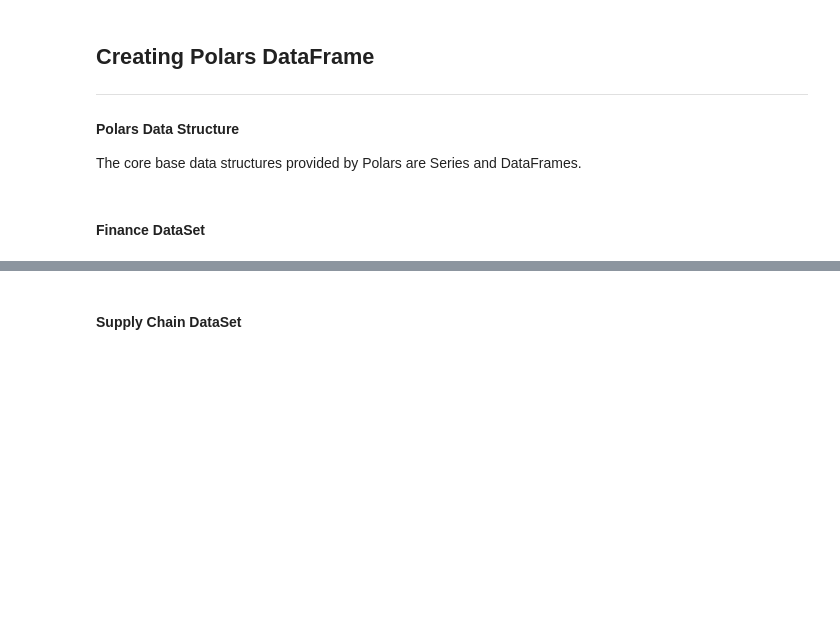
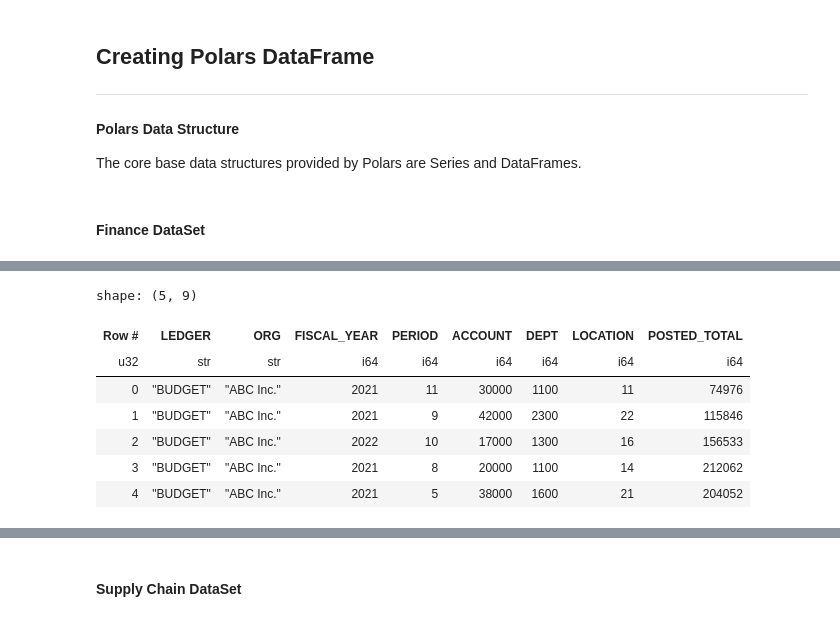
Before and after one commit to AmitXShukla/RPA, a Jupyter notebook: notebooks/Python - Polars dataframe complete user guide.ipynb, the cells around one changed output, grey strips where cells are left out. Drawn from its saved outputs; the diff is of its cells as text; code cells hidden in the pictures; blank space fills up the shorter version.

```diff
--- a/notebooks/Python - Polars dataframe complete user guide.ipynb
+++ b/notebooks/Python - Polars dataframe complete user guide.ipynb
@@ -278,15 +324,24 @@ ledger
 # %%
-ledger = "BUDGET" # ACTUALS, STATS are other Ledger types
+ledger_type = "BUDGET" # ACTUALS, STATS are other Ledger types
 
 ledger_budg = pl.DataFrame({
-	"LEDGER" : ledger,
+	"LEDGER" : ledger_type,
 	"ORG" : org,
 	"FISCAL_YEAR": random.choices(list(range(fiscal_year_from, fiscal_year_to+1, 1)),k=sampleSize),
 	"PERIOD": random.choices(list(range(1, 12+1, 1)),k=sampleSize),
 	"ACCOUNT" : random.choices(accounts["ID"], k=sampleSize),
 	"DEPT" : random.choices(dept["ID"], k=sampleSize),
 	"LOCATION" : random.choices(location["ID"], k=sampleSize),
 	"POSTED_TOTAL": random.sample(range(1000000), sampleSize)
 })
-ledger_budg
+ledger_budg.sample(5).with_row_count("Row #")
+# %% [output]
+shape: (5, 9)
+| Row # | LEDGER | ORG | FISCAL_YEAR | PERIOD | ACCOUNT | DEPT | LOCATION | POSTED_TOTAL |
+| u32 | str | str | i64 | i64 | i64 | i64 | i64 | i64 |
+| 0 | "BUDGET" | "ABC Inc." | 2021 | 11 | 30000 | 1100 | 11 | 74976 |
+| 1 | "BUDGET" | "ABC Inc." | 2021 | 9 | 42000 | 2300 | 22 | 115846 |
+| 2 | "BUDGET" | "ABC Inc." | 2022 | 10 | 17000 | 1300 | 16 | 156533 |
+| 3 | "BUDGET" | "ABC Inc." | 2021 | 8 | 20000 | 1100 | 14 | 212062 |
+| 4 | "BUDGET" | "ABC Inc." | 2021 | 5 | 38000 | 1600 | 21 | 204052 |
 # %%
```
Also changed, not shown: parts of 60 cells of this notebook, 1 other file.
